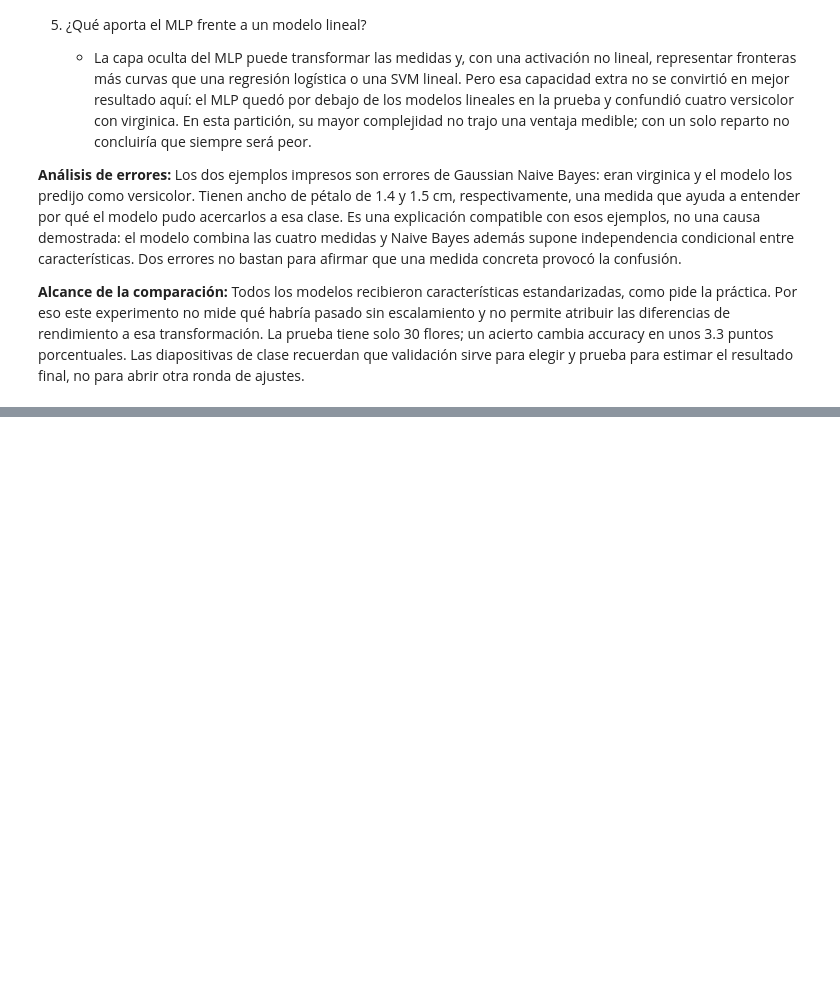
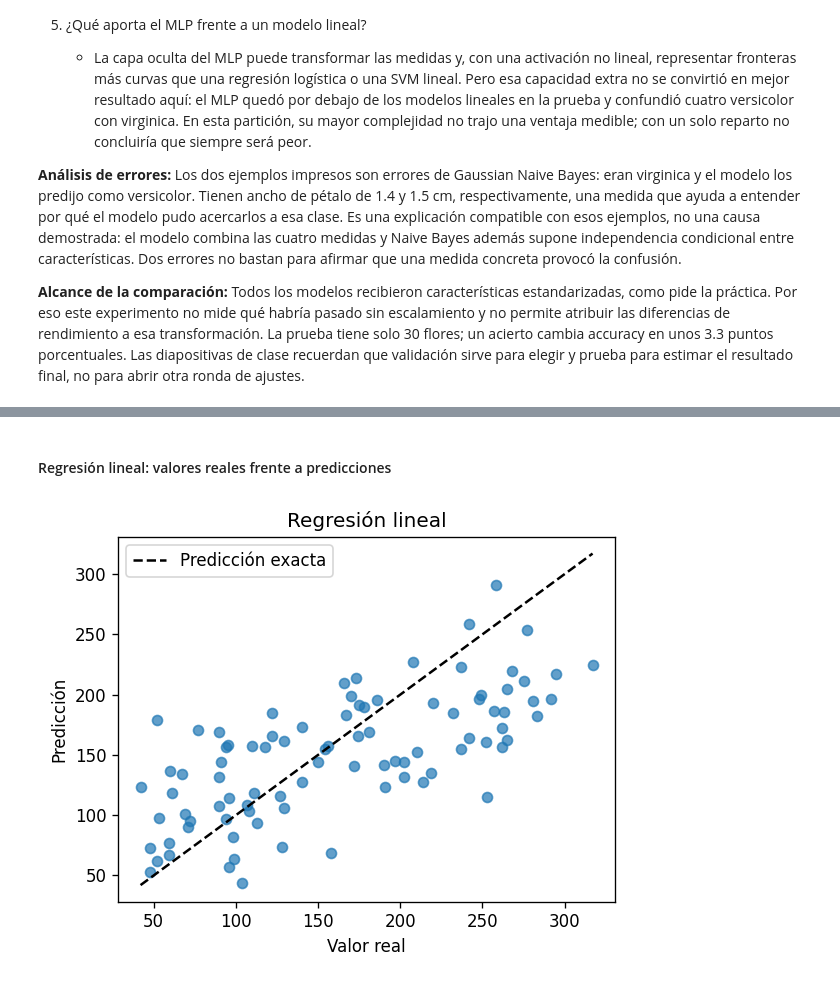
Before and after one commit to Vladimirjon/IR_26B, a Jupyter notebook: notebooks/01_revml.ipynb, the cells around one changed output, grey strips where cells are left out. Cells and saved outputs as stored; diff of their text form; code cells hidden in the pictures; blank space fills up the shorter version.

```diff
--- a/notebooks/01_revml.ipynb
+++ b/notebooks/01_revml.ipynb
@@ -1018,0 +1522,7 @@ Aquí explica qué significan los resultados usando conceptos de Machine Learnin
+# %%
+reg_boosting_initial.fit(X_reg_train, y_reg_train)
+reg_boosting_initial_prediction = reg_boosting_initial.predict(X_reg_validation)
+display(pd.DataFrame([{
+    "Modelo": 'Gradient Boosting de regresión',
+    **regression_metrics(y_reg_validation, reg_boosting_initial_prediction),
+}]).round(3))
@@ -1018,0 +1783,15 @@ Aquí explica qué significan los resultados usando conceptos de Machine Learnin
+# %%
+X_reg_development = pd.concat([X_reg_train, X_reg_validation])
+y_reg_development = pd.concat([y_reg_train, y_reg_validation])
+final_reg_models = {}
+reg_predictions_test = {}
+reg_test_rows = []
+for name, selected in best_reg_validation.items():
+    final_model = clone(selected["modelo"])
+    final_model.fit(X_reg_development, y_reg_development)
+    prediction = final_model.predict(X_reg_test)
+    final_reg_models[name] = final_model
+    reg_predictions_test[name] = prediction
+    reg_test_rows.append({"Modelo": name, **regression_metrics(y_reg_test, prediction)})
+reg_results_test = pd.DataFrame(reg_test_rows)
+display(reg_results_test.round(3))
@@ -1018,0 +1826,17 @@ Aquí explica qué significan los resultados usando conceptos de Machine Learnin
+# %% [markdown]
+#### Regresión lineal: valores reales frente a predicciones
+# %%
+linear_test_prediction = reg_predictions_test['Regresión lineal']
+fig, axis = plt.subplots(figsize=(5, 4))
+axis.scatter(y_reg_test, linear_test_prediction, alpha=0.7)
+lower = min(y_reg_test.min(), linear_test_prediction.min())
+upper = max(y_reg_test.max(), linear_test_prediction.max())
+axis.plot([lower, upper], [lower, upper], "--", color="black", label="Predicción exacta")
+axis.set_xlabel("Valor real")
+axis.set_ylabel("Predicción")
+axis.set_title('Regresión lineal')
+axis.legend()
+plt.tight_layout()
+plt.show()
+# %% [output]
+[figure, added]
```
Also changed, not shown: parts of 82 cells of this notebook.
